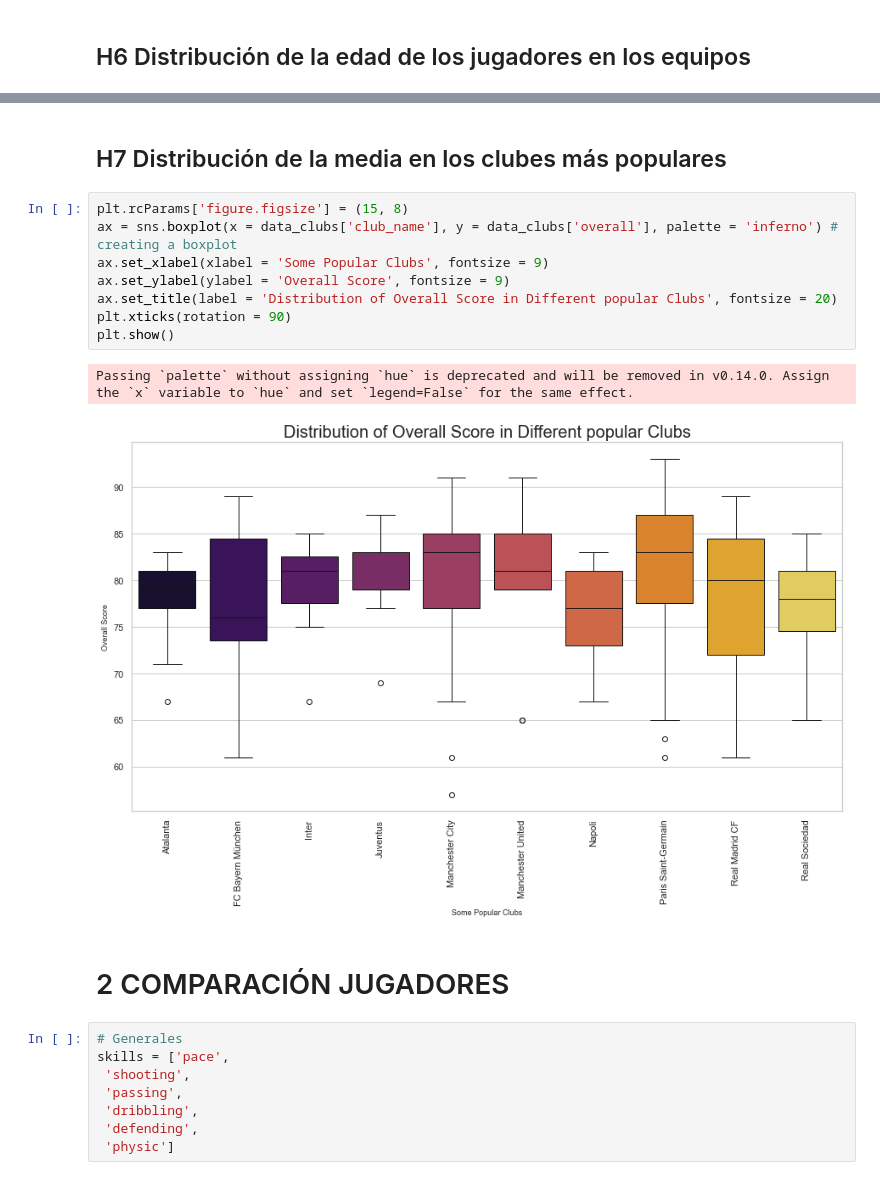
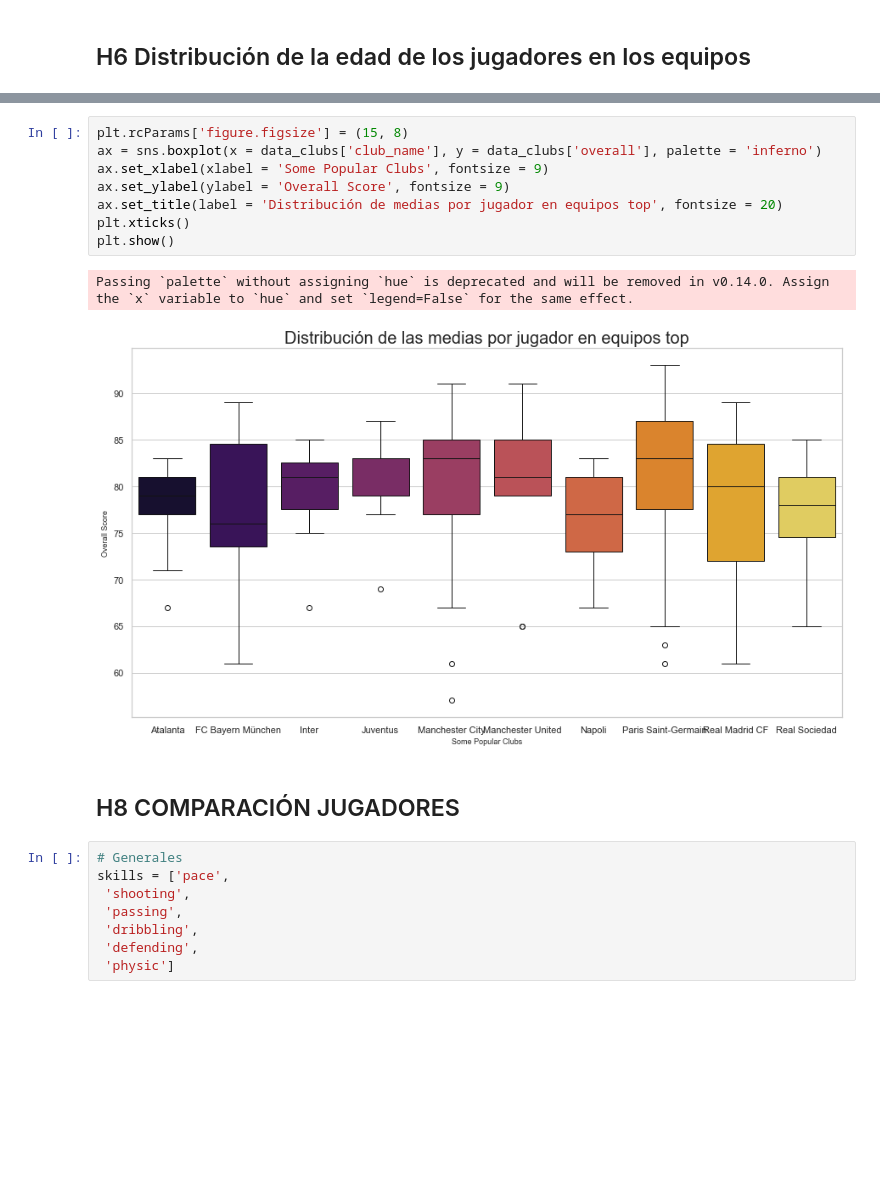
Before and after one commit to 2012FranMartinez/FifaStats-RealGoals, a Jupyter notebook: EDA_fifa_22.ipynb, the cells around one changed output, grey strips where cells are left out. Saved outputs shown, nothing was run; the diff lists cells and outputs as text; blank space fills up the shorter version.

```diff
--- a/EDA_fifa_22.ipynb
+++ b/EDA_fifa_22.ipynb
@@ -306,18 +394,16 @@ data_clubs.head()
-# %% [markdown]
-## H7 Distribución de la media en los clubes más populares
 # %%
 plt.rcParams['figure.figsize'] = (15, 8)
-ax = sns.boxplot(x = data_clubs['club_name'], y = data_clubs['overall'], palette = 'inferno') # creating a boxplot
+ax = sns.boxplot(x = data_clubs['club_name'], y = data_clubs['overall'], palette = 'inferno')
 ax.set_xlabel(xlabel = 'Some Popular Clubs', fontsize = 9)
 ax.set_ylabel(ylabel = 'Overall Score', fontsize = 9)
-ax.set_title(label = 'Distribution of Overall Score in Different popular Clubs', fontsize = 20)
-plt.xticks(rotation = 90)
+ax.set_title(label = 'Distribución de medias por jugador en equipos top', fontsize = 20)
+plt.xticks()
 plt.show()
 # %% [output]
 Passing `palette` without assigning `hue` is deprecated and will be removed in v0.14.0. Assign the `x` variable to `hue` and set `legend=False` for the same effect.
-[figure, old version]
+[figure, new version]
 # %% [markdown]
-# 2 COMPARACIÓN JUGADORES
+## H8 COMPARACIÓN JUGADORES
 # %%
 # Generales
 skills = ['pace',
```
Also changed, not shown: parts of 76 cells of this notebook.
